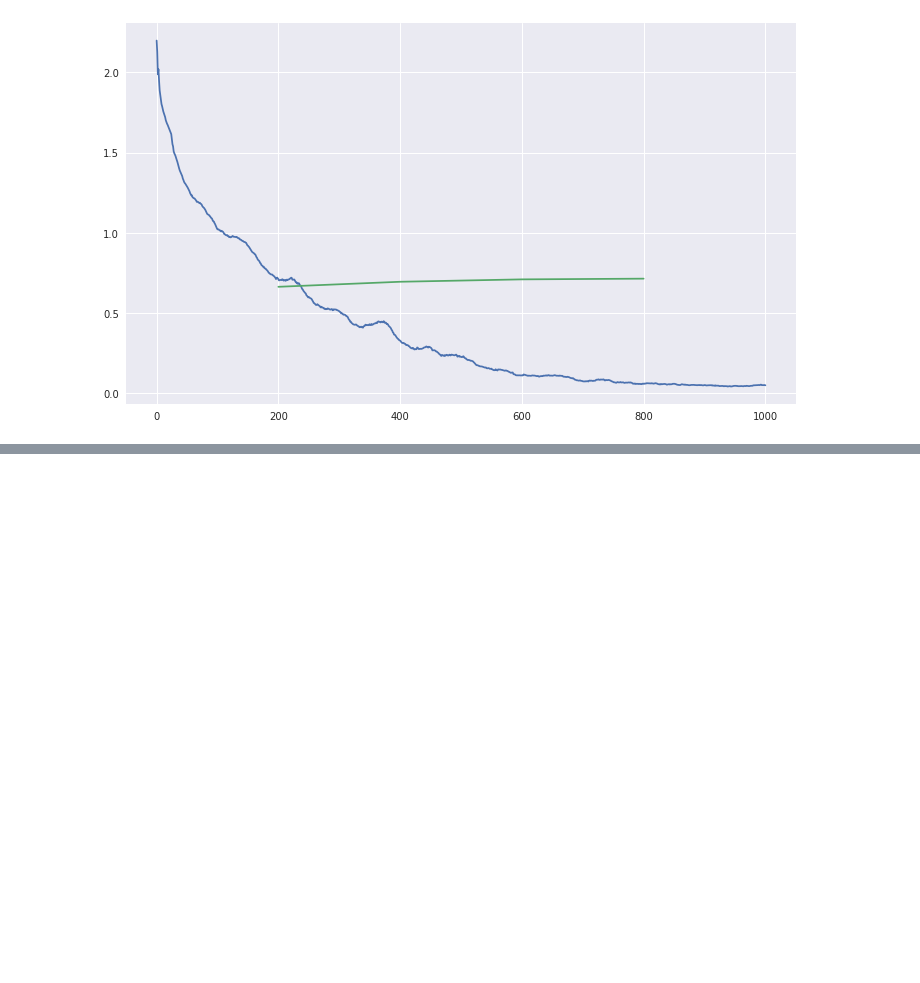
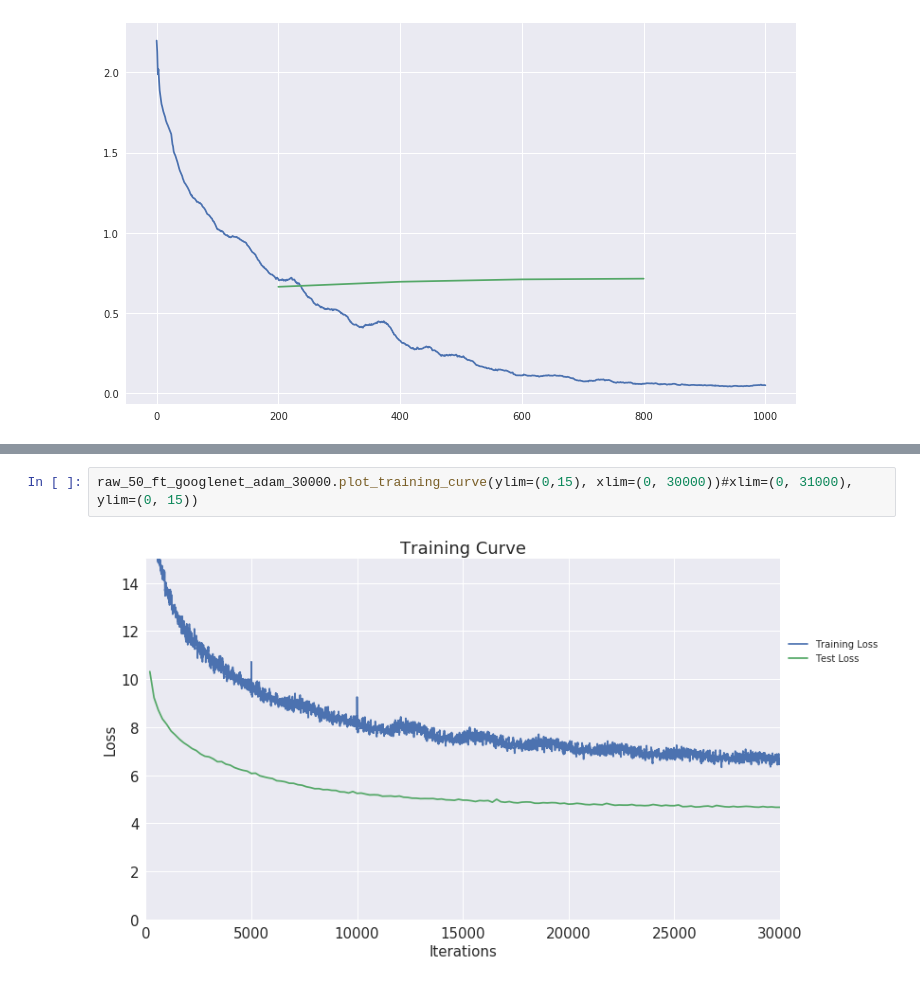
Before and after one commit to uvNikita/master-thesis-src, a Jupyter notebook: notebooks/testing/testing.ipynb, the cells around one changed output, grey strips where cells are left out. Drawn from its saved outputs; the diff is of its cells as text; blank space fills up the shorter version.

```diff
--- a/notebooks/testing/testing.ipynb
+++ b/notebooks/testing/testing.ipynb
@@ -640,0 +663,4 @@ raw_50_ft_caffenet_adam_5000.plot_average_precision_vs_size(with_labels=False)
+# %%
+raw_50_ft_googlenet_adam_30000.plot_training_curve(ylim=(0,15), xlim=(0, 30000))#xlim=(0, 31000), ylim=(0, 15))
+# %% [output]
+[figure, added]
```
Also changed, not shown: parts of 20 cells of this notebook, 2 other files.
